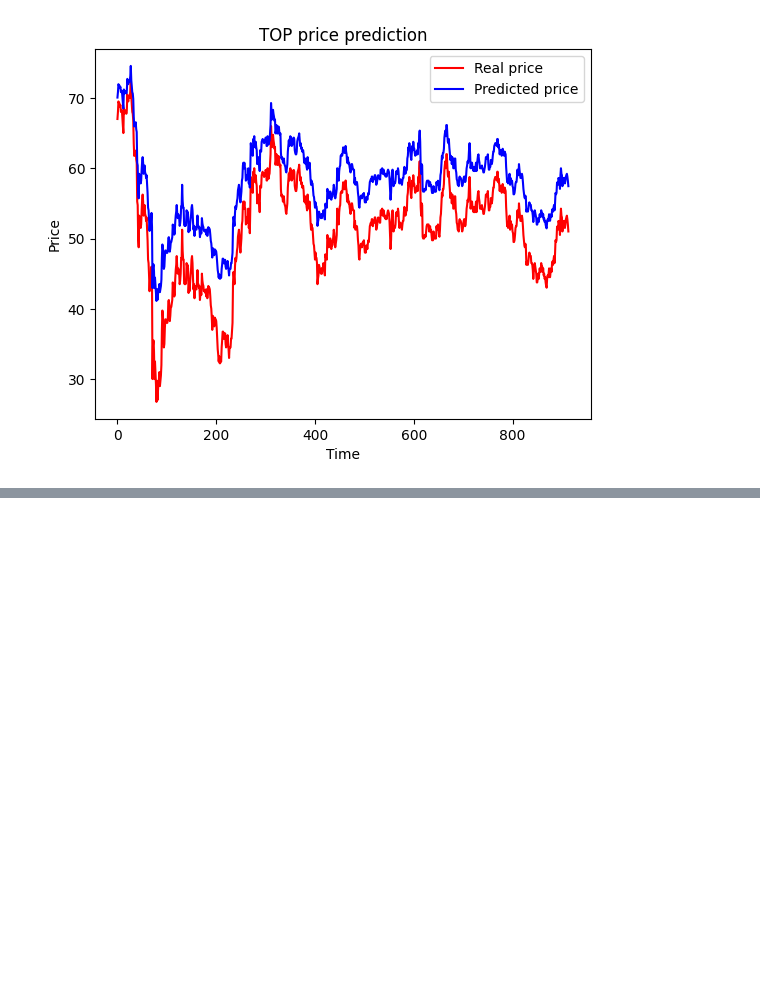
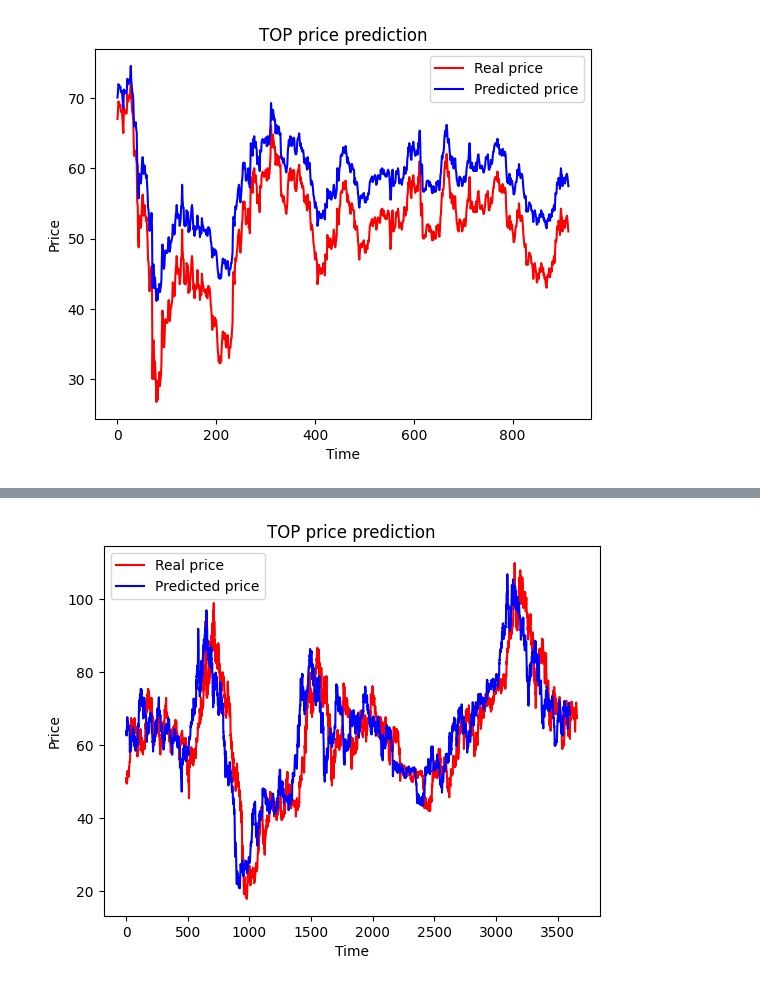
Before and after one commit to AlienX77-cmd/Computational-Finance, a Jupyter notebook: LSTM_for_Stock_Price_Prediction.ipynb, the cells around one changed output, grey strips where cells are left out. Saved outputs shown, nothing was run; the diff lists cells and outputs as text; code cells hidden in the pictures; blank space fills up the shorter version.

```diff
--- a/LSTM_for_Stock_Price_Prediction.ipynb
+++ b/LSTM_for_Stock_Price_Prediction.ipynb
@@ -310,0 +313,2 @@ plt.show()
+# %%
+predicted_stock_price_2 = regressor.predict(X_train)
@@ -310,0 +317,16 @@ plt.show()
+# %%
+# inverse the scaled value
+predicted_stock_price_2 = sc.inverse_transform(predicted_stock_price_2)
+
+# Result visualization
+## visualize the prediction and real price
+plt.plot(training_set, color = 'red', label = 'Real price')
+plt.plot(predicted_stock_price_2, color = 'blue', label = 'Predicted price')
+
+plt.title('TOP price prediction')
+plt.xlabel('Time')
+plt.ylabel('Price')
+plt.legend()
+plt.show()
+# %% [output]
+[figure, added]
```
Also changed, not shown: parts of 2 cells of this notebook.
